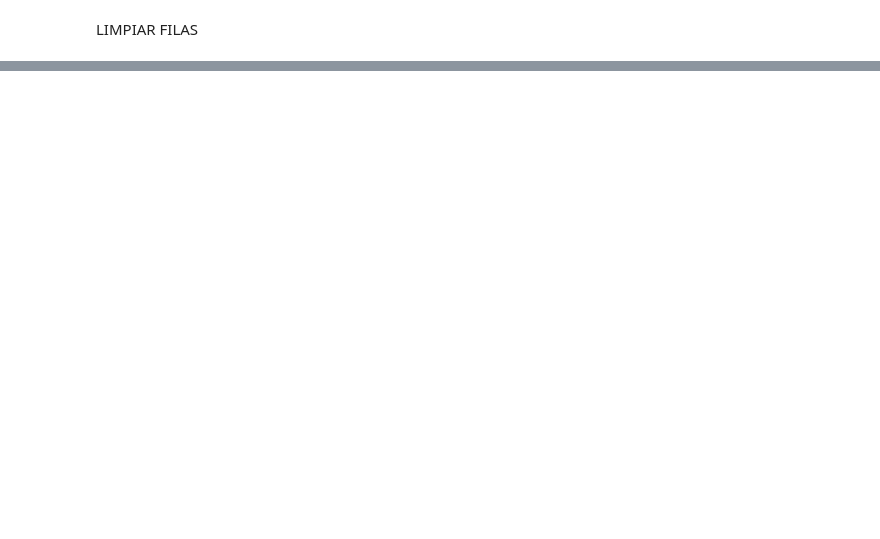
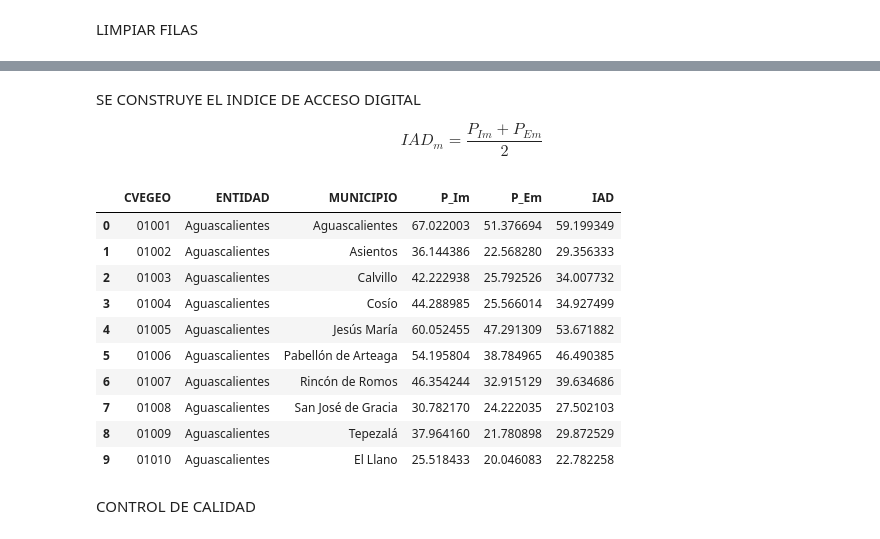
Before and after one commit to bielmarcanum/Proyecto-M7, a Jupyter notebook: LimpiarDatos.ipynb, the cells around one changed output, grey strips where cells are left out. Saved outputs shown, nothing was run; the diff lists cells and outputs as text; code cells hidden in the pictures; blank space fills up the shorter version.

```diff
--- a/LimpiarDatos.ipynb
+++ b/LimpiarDatos.ipynb
@@ -202,0 +282,17 @@ Filas municipales obtenidas (POBREZA): 2469
+# %%
+
+#Municipio 	Clave de municipio 	Pobreza_Porcentaje\n2020
+# En el concentrado de indicadores de pobreza ya esta construido el CVEGEO por lo tanto:
+
+POBREZA["CVEGEO"] = (
+    pd.to_numeric(POBREZA["Clave de municipio"], errors="coerce")
+    .astype("Int64")
+    .astype(str)
+    .str.zfill(5)
+)
+
+display(
+    POBREZA[
+        ["CVEGEO", "Municipio", "Clave de entidad", "Clave de municipio", "Pobreza_Porcentaje\n2020"]
+    ].head()
+)
@@ -202,0 +323,31 @@ Filas municipales obtenidas (POBREZA): 2469
+# %% [markdown]
+SE CONSTRUYE EL INDICE DE ACCESO DIGITAL
+
+\begin{equation}
+IAD_m=\frac{P_{Im}+P_{Em}}{2}
+\end{equation}
+# %%
+DATABASE["IAD"] =  (DATABASE["P_Im"] + DATABASE["P_Em"]) /2
+
+display(
+    DATABASE[
+        [
+            "CVEGEO", "ENTIDAD", "MUNICIPIO",
+            "P_Im", "P_Em", "IAD"
+        ]
+    ].head(10)
+)
+# %% [output]
+|  | CVEGEO | ENTIDAD | MUNICIPIO | P_Im | P_Em | IAD |
+| 0 | 01001 | Aguascalientes | Aguascalientes | 67.022003 | 51.376694 | 59.199349 |
+| 1 | 01002 | Aguascalientes | Asientos | 36.144386 | 22.568280 | 29.356333 |
+| 2 | 01003 | Aguascalientes | Calvillo | 42.222938 | 25.792526 | 34.007732 |
+| 3 | 01004 | Aguascalientes | Cosío | 44.288985 | 25.566014 | 34.927499 |
+| 4 | 01005 | Aguascalientes | Jesús María | 60.052455 | 47.291309 | 53.671882 |
+| 5 | 01006 | Aguascalientes | Pabellón de Arteaga | 54.195804 | 38.784965 | 46.490385 |
+| 6 | 01007 | Aguascalientes | Rincón de Romos | 46.354244 | 32.915129 | 39.634686 |
+| 7 | 01008 | Aguascalientes | San José de Gracia | 30.782170 | 24.222035 | 27.502103 |
+| 8 | 01009 | Aguascalientes | Tepezalá | 37.964160 | 21.780898 | 29.872529 |
+| 9 | 01010 | Aguascalientes | El Llano | 25.518433 | 20.046083 | 22.782258 |
+# %% [markdown]
+CONTROL DE CALIDAD
```
Also changed, not shown: parts of 15 cells of this notebook.
